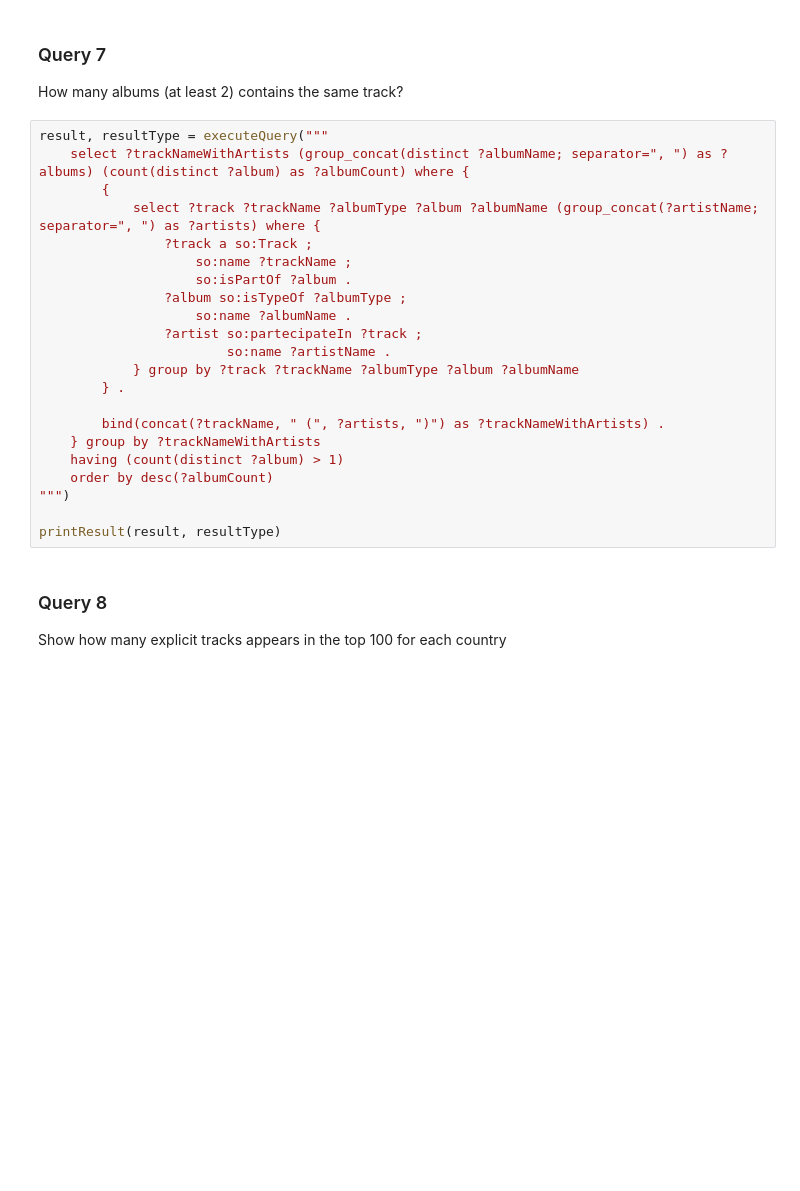
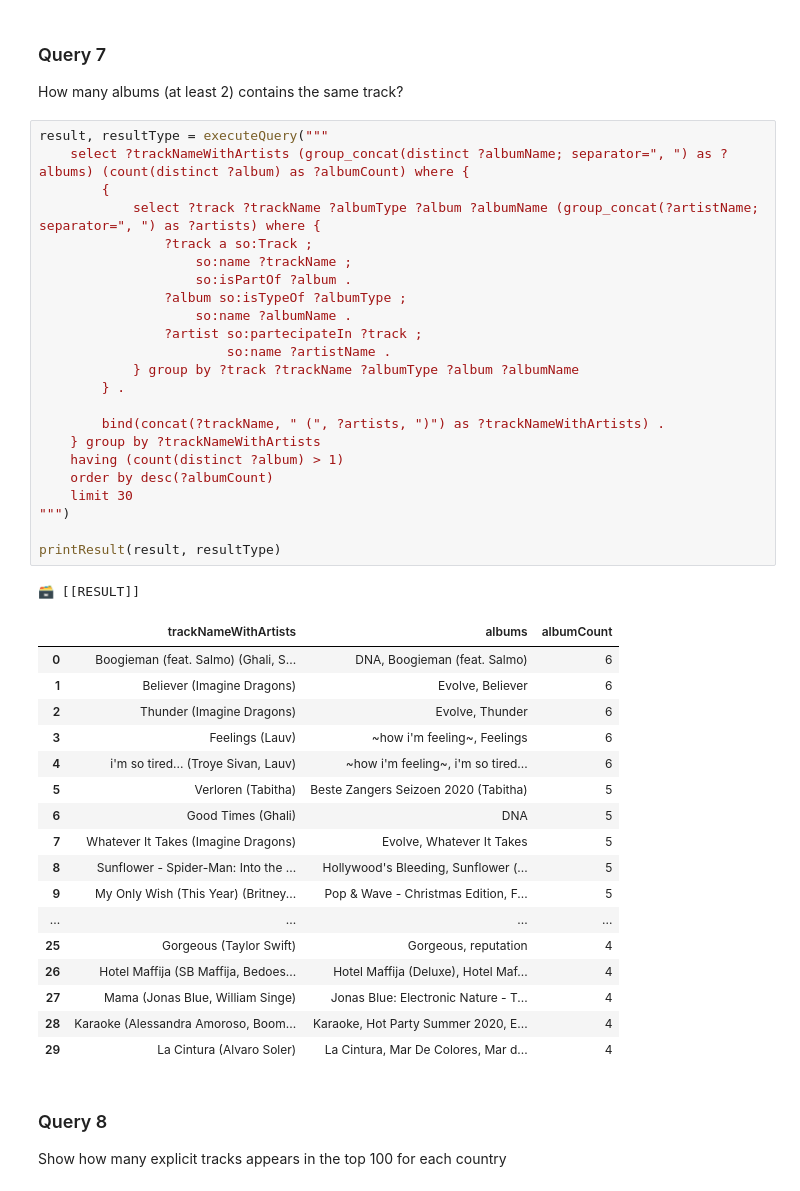
Before and after one commit to luca-martinelli-09/spotify-lod, a Jupyter notebook: spotifyGraphQueries.ipynb, the cells around one changed output. Cells and saved outputs as stored; diff of their text form; blank space fills up the shorter version.

```diff
--- a/spotifyGraphQueries.ipynb
+++ b/spotifyGraphQueries.ipynb
@@ -418,25 +521,45 @@ How many albums (at least 2) contains the same track?
 # %%
 result, resultType = executeQuery("""
     select ?trackNameWithArtists (group_concat(distinct ?albumName; separator=", ") as ?albums) (count(distinct ?album) as ?albumCount) where {
         {
             select ?track ?trackName ?albumType ?album ?albumName (group_concat(?artistName; separator=", ") as ?artists) where {
                 ?track a so:Track ;
                     so:name ?trackName ;
                     so:isPartOf ?album .
                 ?album so:isTypeOf ?albumType ;
                     so:name ?albumName .
                 ?artist so:partecipateIn ?track ;
                         so:name ?artistName .
             } group by ?track ?trackName ?albumType ?album ?albumName
         } .
 
         bind(concat(?trackName, " (", ?artists, ")") as ?trackNameWithArtists) .
     } group by ?trackNameWithArtists
     having (count(distinct ?album) > 1)
     order by desc(?albumCount)
+    limit 30
 """)
 
 printResult(result, resultType)
+# %% [output]
+🗃️ [[RESULT]]
+|  | trackNameWithArtists | albums | albumCount |
+| 0 | Boogieman (feat. Salmo) (Ghali, S... | DNA, Boogieman (feat. Salmo) | 6 |
+| 1 | Believer (Imagine Dragons) | Evolve, Believer | 6 |
+| 2 | Thunder (Imagine Dragons) | Evolve, Thunder | 6 |
+| 3 | Feelings (Lauv) | ~how i'm feeling~, Feelings | 6 |
+| 4 | i'm so tired... (Troye Sivan, Lauv) | ~how i'm feeling~, i'm so tired... | 6 |
+| 5 | Verloren (Tabitha) | Beste Zangers Seizoen 2020 (Tabitha) | 5 |
+| 6 | Good Times (Ghali) | DNA | 5 |
+| 7 | Whatever It Takes (Imagine Dragons) | Evolve, Whatever It Takes | 5 |
+| 8 | Sunflower - Spider-Man: Into the ... | Hollywood's Bleeding, Sunflower (... | 5 |
+| 9 | My Only Wish (This Year) (Britney... | Pop & Wave - Christmas Edition, F... | 5 |
+| ... | ... | ... | ... |
+| 25 | Gorgeous (Taylor Swift) | Gorgeous, reputation | 4 |
+| 26 | Hotel Maffija (SB Maffija, Bedoes... | Hotel Maffija (Deluxe), Hotel Maf... | 4 |
+| 27 | Mama (Jonas Blue, William Singe) | Jonas Blue: Electronic Nature - T... | 4 |
+| 28 | Karaoke (Alessandra Amoroso, Boom... | Karaoke, Hot Party Summer 2020, E... | 4 |
+| 29 | La Cintura (Alvaro Soler) | La Cintura, Mar De Colores, Mar d... | 4 |
 # %% [markdown]
 ### Query 8
 Show how many explicit tracks appears in the top 100 for each country
```
Also changed, not shown: parts of 13 cells of this notebook, 1 other file.
